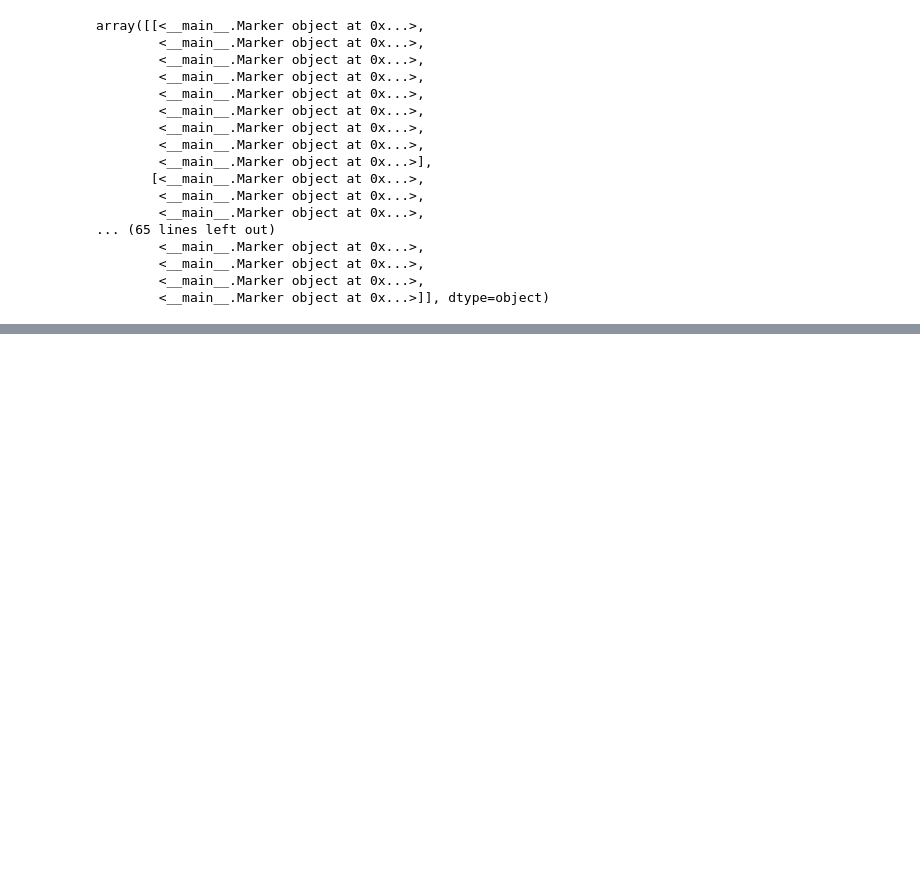
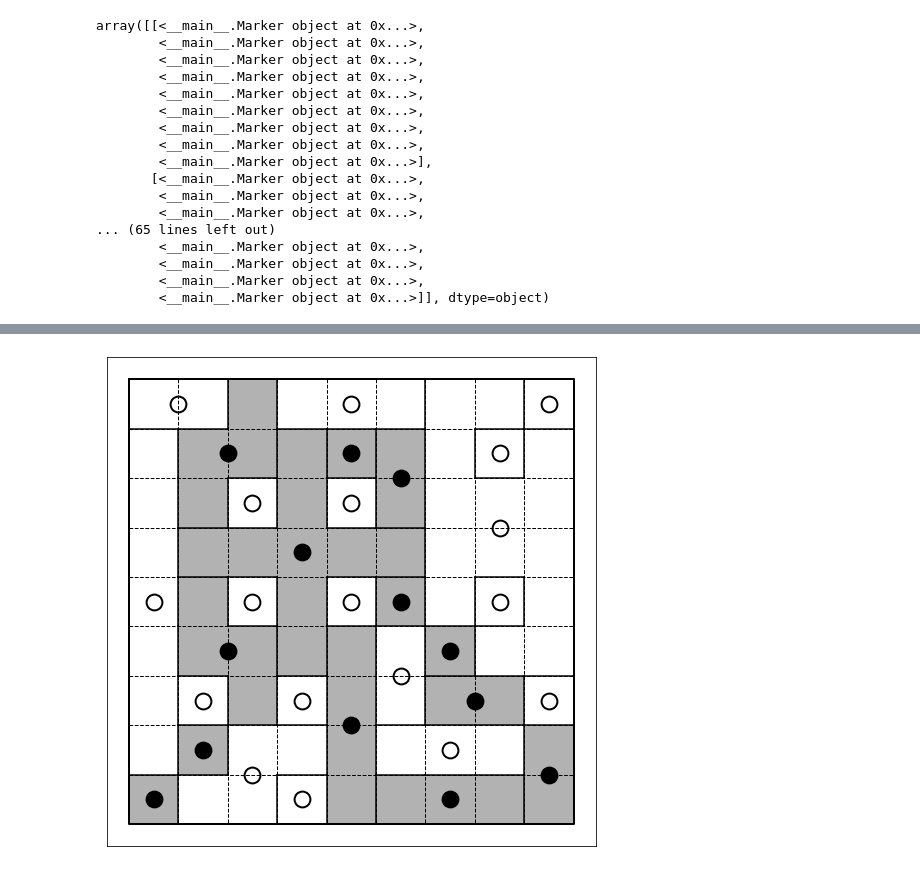
Before and after one commit to yamaimo/tentaishow, a Jupyter notebook: Draft.ipynb, the cells around one changed output, grey strips where cells are left out. Cells and saved outputs as stored; diff of their text form; code cells hidden in the pictures; blank space fills up the shorter version.

```diff
--- a/Draft.ipynb
+++ b/Draft.ipynb
@@ -618,0 +696,5 @@ array([[<__main__.Marker object at 0x...>,
+# %%
+result = solve_ip(oni_problem)
+draw_result(oni_problem, result);
+# %% [output]
+[figure, added]
```
Also changed, not shown: parts of 8 cells of this notebook.
